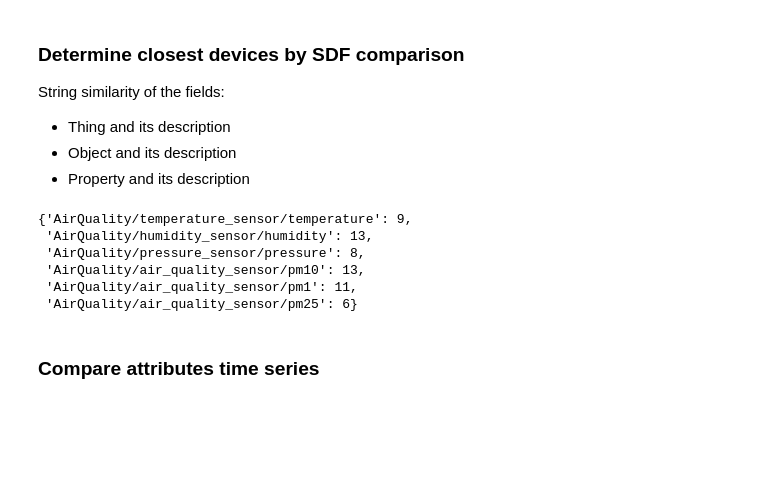
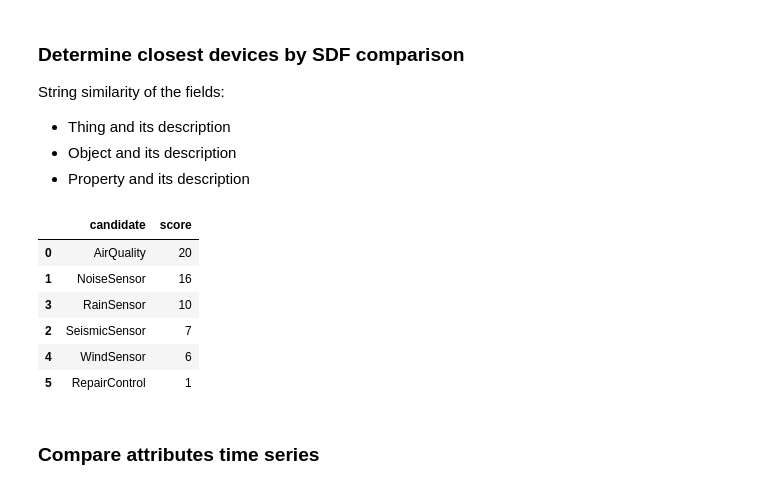
Before and after one commit to alejp1998/kg-iot-dt, a Jupyter notebook: kgdt/devs_similarity.ipynb, the cells around one changed output. Drawn from its saved outputs; the diff is of its cells as text; code cells hidden in the pictures; blank space fills up the shorter version.

```diff
--- a/kgdt/devs_similarity.ipynb
+++ b/kgdt/devs_similarity.ipynb
@@ -131,29 +131,29 @@ def calc_str_dist(descs, row):
 
 # Compute closest devices by SDF
 def get_closest_devs_by_sdf(unknown_sdf,known_sdfs,i) :
+    # Create local copies
     unknown_row = unknown_sdf.iloc[i].copy()
+    knowns_alike = known_sdfs[known_sdfs.prop_type==unknown_row['prop_type']].copy()
 
     # Build joint description
     descs = unknown_row['thing'] + ' ' + unknown_row['thing_desc'] + ' ' + unknown_row['obj'] + ' ' + unknown_row['obj_desc'] + ' ' + unknown_row['prop'] + ' ' + unknown_row['prop_desc']
 
     # Calc string distances
-    knowns_alike = known_sdfs[known_sdfs.prop_type==unknown_row['prop_type']].copy()
     knowns_alike['str_dist'] = knowns_alike.apply(lambda x: calc_str_dist(descs,x), axis=1)
     closest_things = knowns_alike[['thing','obj','prop','str_dist']].sort_values(by='str_dist',ascending=False)
 
-    # Give point based on closeness
+    # Give points based on closeness
     score = 5
     vote = {}
     for row in closest_things.itertuples() :
-        candidate = row.thing+'/'+row.obj+'/'+row.prop
-        if candidate not in vote :
-            vote[candidate] = score
-            score -= 1
-
-        if score == 0 :
-            break
+        if score == 0 : break
+        if row.uuid in vote : continue
+        vote[row.uuid] = score
+        score -= 1
 
     return vote
+
+    return vote
 # %%
 # Compute distance for each unknown module attribute
 votes = (Parallel(n_jobs=12)(delayed(get_closest_devs_by_sdf)(unknown_sdf,known_sdfs,i) for i in range(unknown_sdf.shape[0])))
@@ -164,15 +164,18 @@ for vote in votes:
             total_vote_sdf[candidate] = score
         else :
             total_vote_sdf[candidate] += score
+
+total_vote_sdf_df = pd.DataFrame(total_vote_sdf.items(),columns=['candidate','score']).sort_values(by='score',ascending=False)
-# %%
-total_vote_sdf
-# %% [output]
-{'AirQuality/temperature_sensor/temperature': 9,
- 'AirQuality/humidity_sensor/humidity': 13,
- 'AirQuality/pressure_sensor/pressure': 8,
- 'AirQuality/air_quality_sensor/pm10': 13,
- 'AirQuality/air_quality_sensor/pm1': 11,
- 'AirQuality/air_quality_sensor/pm25': 6}
+# %%
+total_vote_sdf_df
+# %% [output]
+|  | candidate | score |
+| 0 | AirQuality | 20 |
+| 1 | NoiseSensor | 16 |
+| 3 | RainSensor | 10 |
+| 2 | SeismicSensor | 7 |
+| 4 | WindSensor | 6 |
+| 5 | RepairControl | 1 |
 # %% [markdown]
 ### Compare attributes time series
 # %%
```
Also changed, not shown: parts of 7 cells of this notebook, 2 other files.
